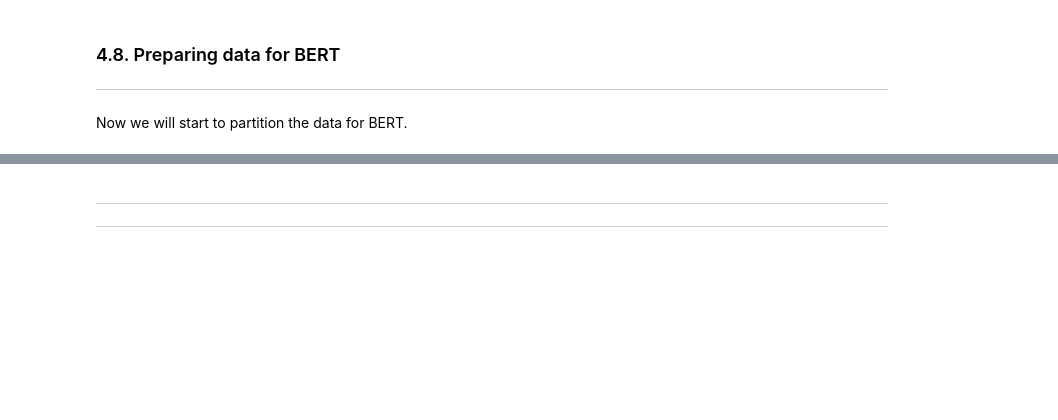
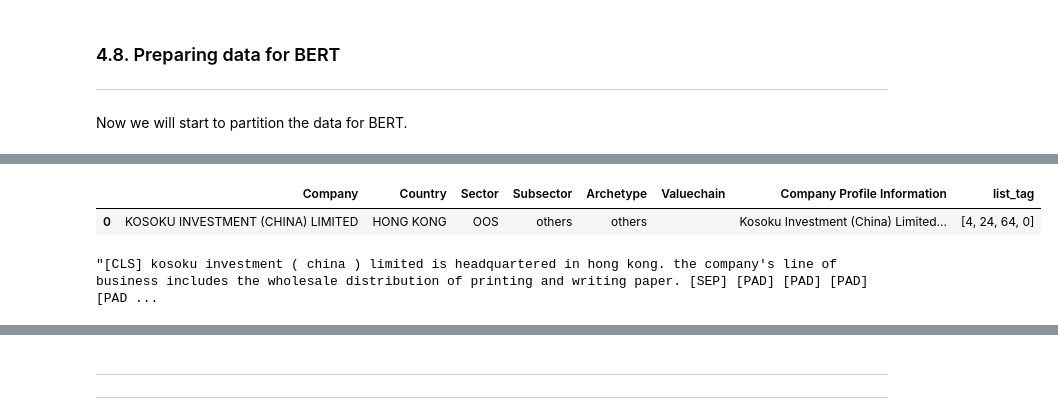
Before and after one commit to ngzhankang/finalYearProjectUOB, a Jupyter notebook: training/NLP_BERT.ipynb, the cells around one changed output, grey strips where cells are left out. Cells and saved outputs as stored; diff of their text form; code cells hidden in the pictures; blank space fills up the shorter version.

```diff
--- a/training/NLP_BERT.ipynb
+++ b/training/NLP_BERT.ipynb
@@ -781,3 +795,14 @@ array([[ 101, 7149, 1999, ...,    0,    0,    0],
+# %%
+# see the 1st sentence of the training dataset
+df_train_rand.head(1)
+# %% [output]
+|  | Company | Country | Sector | Subsector | Archetype | Valuechain | Company Profile Information | list_tag |
+| 0 | KOSOKU INVESTMENT (CHINA) LIMITED | HONG KONG | OOS | others | others |  | Kosoku Investment (China) Limited... | [4, 24, 64, 0] |
+# %%
+# see how the 1st sentence of the training dataset is being encoded
+tokenizer.decode(X_train["input_ids"][0])
+# %% [output]
+"[CLS] kosoku investment ( china ) limited is headquartered in hong kong. the company's line of business includes the wholesale distribution of printing and writing paper. [SEP] [PAD] [PAD] [PAD] [PAD ...
 # %%
 # have a view of the attention_mask.
 # The “attention mask” tells the model which tokens should be attended to and which (the [PAD] tokens) should not (see the documentation for more detail). It will be needed when we feed the input into the BERT model.
```
Also changed, not shown: parts of 16 cells of this notebook.
